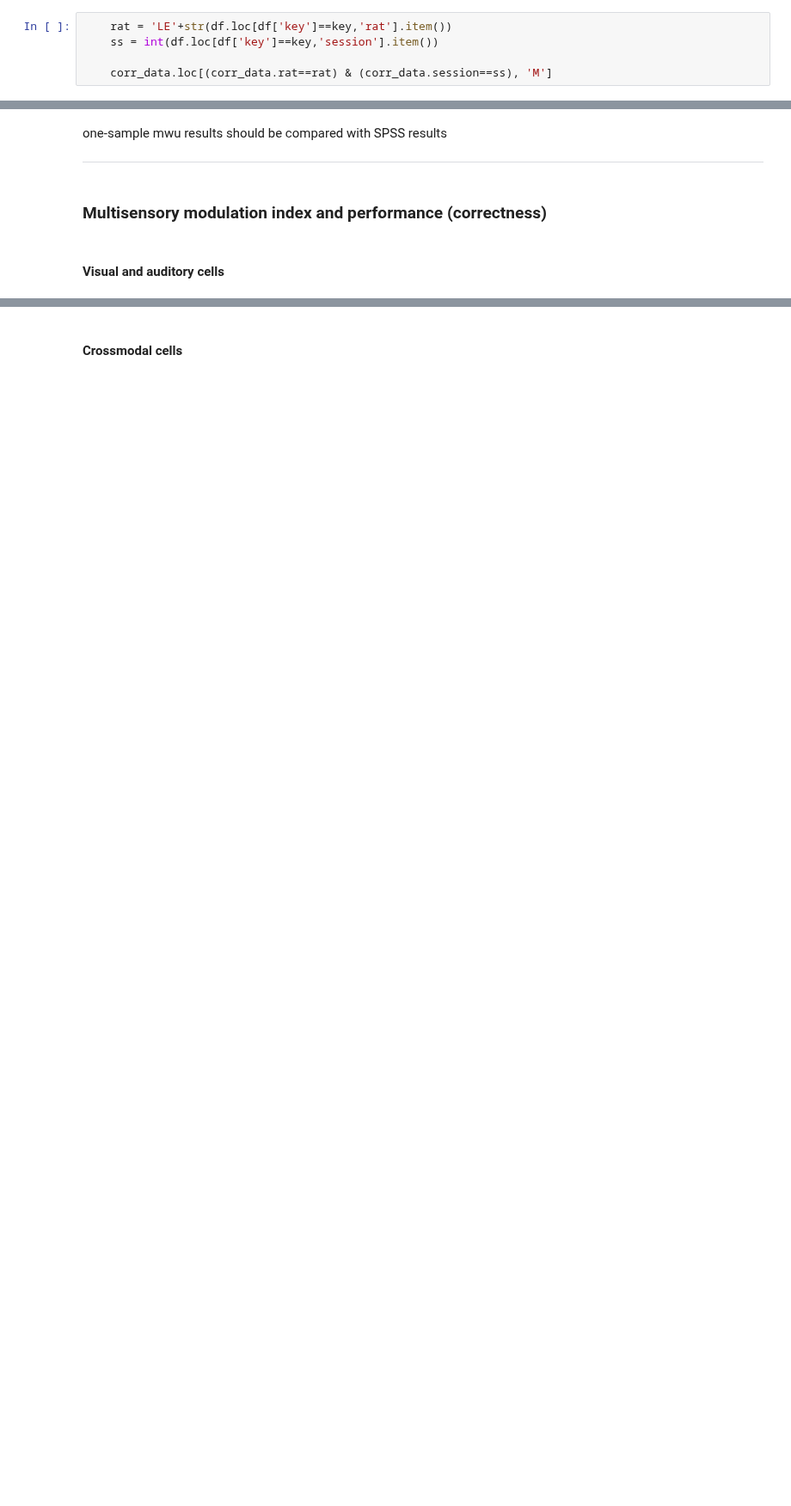
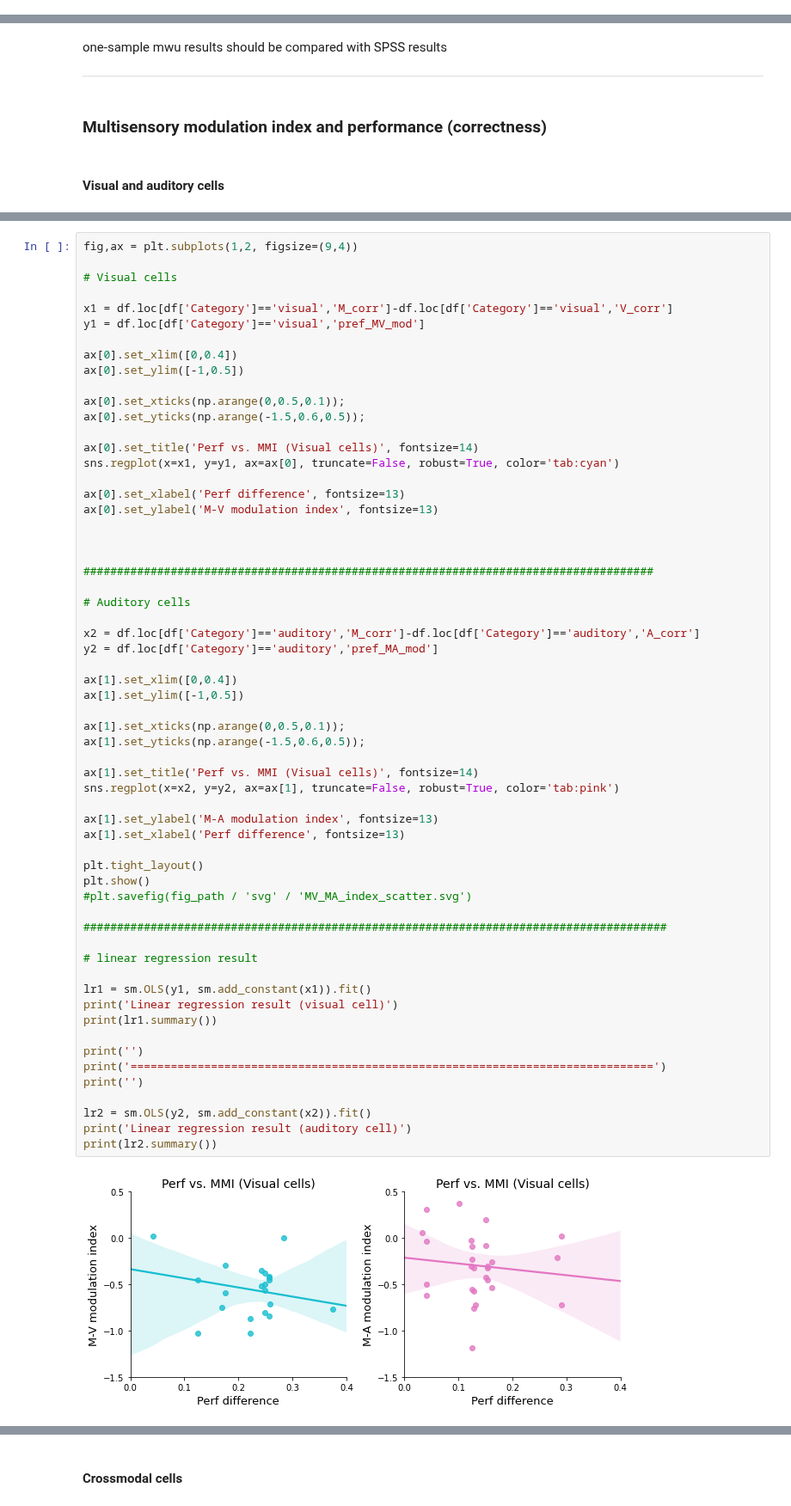
Before and after one commit to heung10/multimodal-object-recognition, a Jupyter notebook: neural/6. Multisensory modulation.ipynb, the cells around one changed output, grey strips where cells are left out. Shown at 86% size. Cells and saved outputs as stored; diff of their text form; blank space fills up the shorter version.

Commit message:
finished analysis for supplementary figures related to modality-specific firing

```diff
--- a/neural/6. Multisensory modulation.ipynb
+++ b/neural/6. Multisensory modulation.ipynb
@@ -87,5 +66,0 @@ corr_data
-# %%
-    rat = 'LE'+str(df.loc[df['key']==key,'rat'].item())
-    ss = int(df.loc[df['key']==key,'session'].item())
-
-    corr_data.loc[(corr_data.rat==rat) & (corr_data.session==ss), 'M']
@@ -294,0 +264,62 @@ w
+# %%
+fig,ax = plt.subplots(1,2, figsize=(9,4))
+
+# Visual cells
+
+x1 = df.loc[df['Category']=='visual','M_corr']-df.loc[df['Category']=='visual','V_corr']
+y1 = df.loc[df['Category']=='visual','pref_MV_mod']
+
+ax[0].set_xlim([0,0.4])
+ax[0].set_ylim([-1,0.5])
+
+ax[0].set_xticks(np.arange(0,0.5,0.1));
+ax[0].set_yticks(np.arange(-1.5,0.6,0.5));
+
+ax[0].set_title('Perf vs. MMI (Visual cells)', fontsize=14)
+sns.regplot(x=x1, y=y1, ax=ax[0], truncate=False, robust=True, color='tab:cyan')
+
+ax[0].set_xlabel('Perf difference', fontsize=13)
+ax[0].set_ylabel('M-V modulation index', fontsize=13)
+
+
+
+#####################################################################################
+
+# Auditory cells
+
+x2 = df.loc[df['Category']=='auditory','M_corr']-df.loc[df['Category']=='auditory','A_corr']
+y2 = df.loc[df['Category']=='auditory','pref_MA_mod']
+
+ax[1].set_xlim([0,0.4])
+ax[1].set_ylim([-1,0.5])
+
+ax[1].set_xticks(np.arange(0,0.5,0.1));
+ax[1].set_yticks(np.arange(-1.5,0.6,0.5));
+
+ax[1].set_title('Perf vs. MMI (Visual cells)', fontsize=14)
+sns.regplot(x=x2, y=y2, ax=ax[1], truncate=False, robust=True, color='tab:pink')
+
+ax[1].set_ylabel('M-A modulation index', fontsize=13)
+ax[1].set_xlabel('Perf difference', fontsize=13)
+
+plt.tight_layout()
+plt.show()
+#plt.savefig(fig_path / 'svg' / 'MV_MA_index_scatter.svg')
+
+#######################################################################################
+
+# linear regression result
+
+lr1 = sm.OLS(y1, sm.add_constant(x1)).fit()
+print('Linear regression result (visual cell)')
+print(lr1.summary())
+
+print('')
+print('==============================================================================')
+print('')
+
+lr2 = sm.OLS(y2, sm.add_constant(x2)).fit()
+print('Linear regression result (auditory cell)')
+print(lr2.summary())
+# %% [output]
+[figure, added]
```
Also changed, not shown: parts of 7 cells of this notebook, 1 other file.
